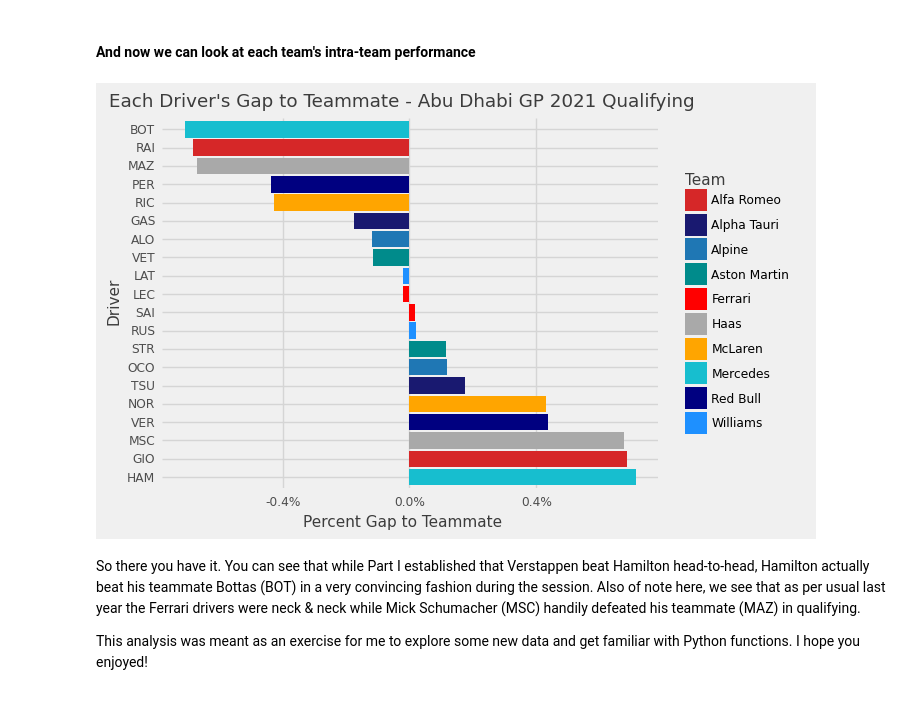
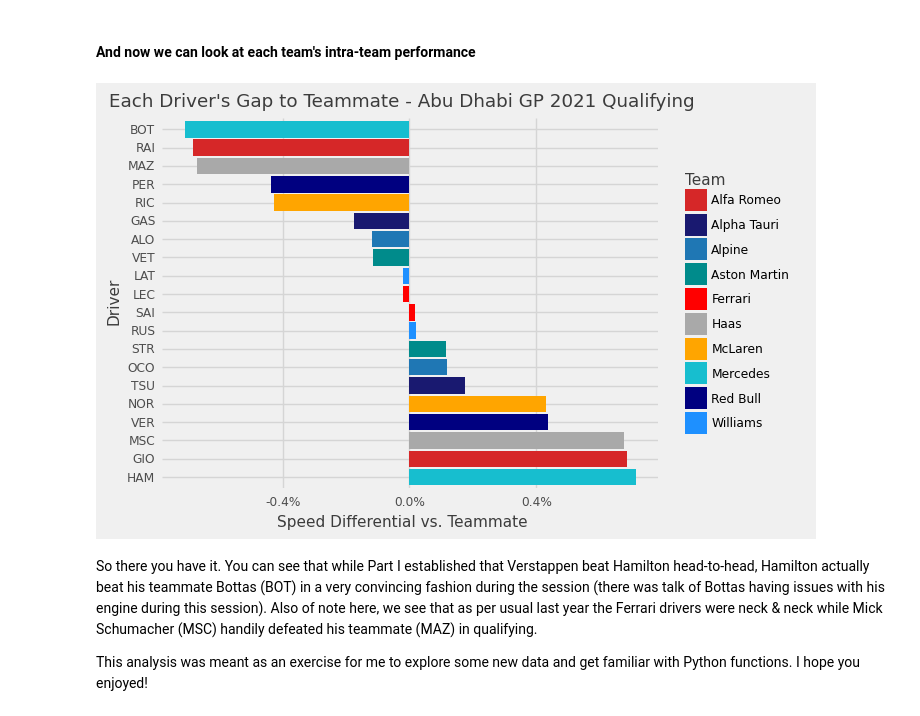
Before and after one commit to jackhopper/F1-Analysis, a Jupyter notebook: f1_qualifying_analysis.ipynb, the cells around one changed output. Cells and saved outputs as stored; diff of their text form; code cells hidden in the pictures.

```diff
--- a/f1_qualifying_analysis.ipynb
+++ b/f1_qualifying_analysis.ipynb
@@ -281,34 +284,34 @@ team_gap = team_gap.drop(['gap_faster', 'gap_slower'], axis = 1).sort_values(by
 # %%
 from plotnine import geom_col, theme_538, scale_fill_manual, labs, ggtitle, guides, scale_y_continuous, scale_color_manual, scale_fill_manual, coord_flip
 from mizani.formatters import custom_format
 
 team_gap['speed_gap_pct'] = team_gap['speed_gap']*100
 
 driver_list = team_gap.sort_values(by = 'speed_gap', ascending = False)['Driver'].tolist()
 driver_cat = pd.Categorical(team_gap['Driver'], categories = driver_list)
 
 team_palette = {'Alfa Romeo':'tab:red', 'Alpha Tauri':'midnightblue', 'Alpine':'tab:blue', 'Aston Martin':'darkcyan', 'Ferrari':'red'
                 , 'Haas': 'darkgrey', 'McLaren': 'orange', 'Mercedes':'tab:cyan', 'Red Bull':'navy', 'Williams':'dodgerblue'}
 team_palette = pd.DataFrame.from_dict(team_palette, orient='index').reset_index()
 team_palette.rename(columns={"index":"Team", 0:"Color"})
 
 colors = team_palette[0].tolist()
 
 a = (ggplot(team_gap, aes(x="driver_cat", y = "speed_gap_pct", fill = "Team"))
      + geom_col()
      + theme_538()
-     + labs(x='Driver', y = 'Percent Gap to Teammate')
+     + labs(x='Driver', y = 'Speed Differential vs. Teammate')
      + ggtitle("Each Driver's Gap to Teammate - Abu Dhabi GP 2021 Qualifying")
      + guides(color = False, size = False)
      + scale_y_continuous(labels=custom_format('{:.1f}%'))
      + coord_flip()
      + scale_fill_manual(values = colors)
 )
 
 print(a)
 # %% [output]
-[figure, old version]
+[figure, new version]
 # %% [markdown]
-So there you have it. You can see that while Part I established that Verstappen beat Hamilton head-to-head, Hamilton actually beat his teammate Bottas (BOT) in a very convincing fashion during the session. Also of note here, we see that as per usual last year the Ferrari drivers were neck & neck while Mick Schumacher (MSC) handily defeated his teammate (MAZ) in qualifying.
+So there you have it. You can see that while Part I established that Verstappen beat Hamilton head-to-head, Hamilton actually beat his teammate Bottas (BOT) in a very convincing fashion during the session (there was talk of Bottas having issues with his engine during this session). Also of note here, we see that as per usual last year the Ferrari drivers were neck & neck while Mick Schumacher (MSC) handily defeated his teammate (MAZ) in qualifying.
 
 This analysis was meant as an exercise for me to explore some new data and get familiar with Python functions. I hope you enjoyed!
```
Also changed, not shown: parts of 4 cells of this notebook.
